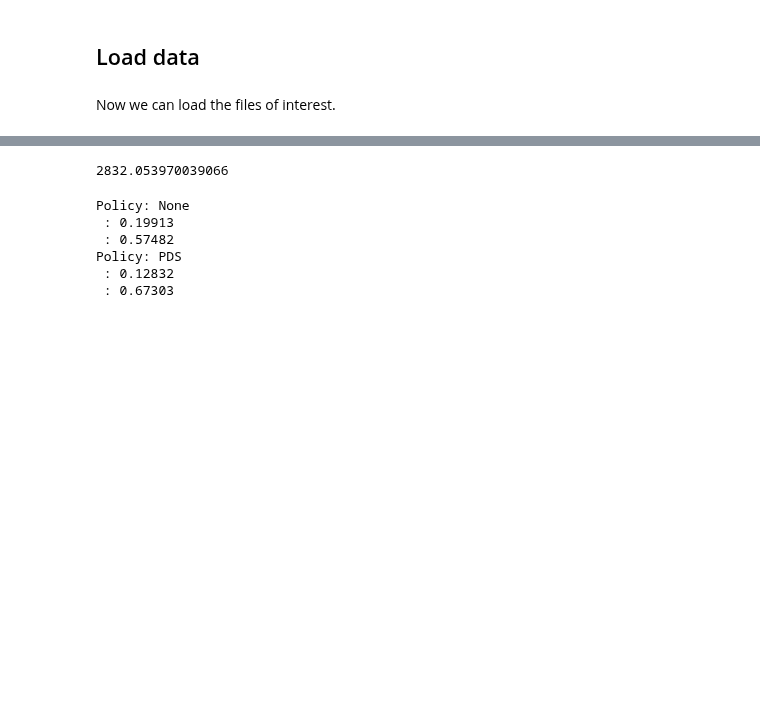
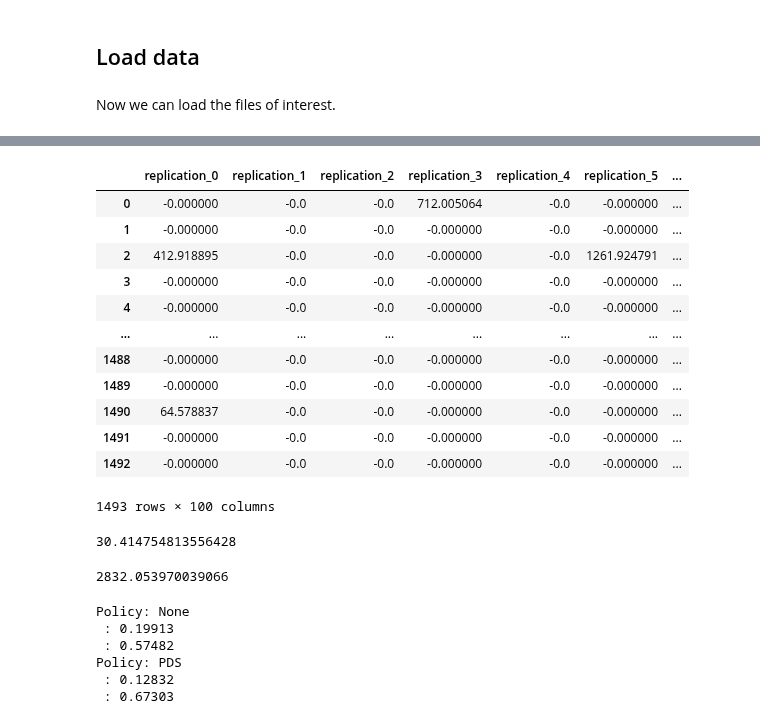
Before and after one commit to mikhailsirenko/unbreakable, a Jupyter notebook: notebooks/analysis.ipynb, the cells around one changed output, grey strips where cells are left out. Drawn from its saved outputs; the diff is of its cells as text; code cells hidden in the pictures; blank space fills up the shorter version.

Commit message:
format printing

```diff
--- a/notebooks/analysis.ipynb
+++ b/notebooks/analysis.ipynb
@@ -16,12 +17,13 @@ scenarios = next(os.walk(f'../experiments/{country}/{districts[0]}/{policies[0]}
 file_name = 'hh_asset_loss'
 path = f'../experiments/{country}/{districts[0]}/{policies[0]}/{scenarios[0]}/{file_name}.csv'
 df = pd.read_csv(path, index_col=0)
+n_replications = df.shape[1]
 
 print(f'Country: {country}')
 print(f'Districts: {districts}')
 print(f'Policies: {policies}')
 print(f'Scenarios: {scenarios}')
-print(f'Replications: {df.shape[1]}')
+print(f'Replications: {n_replications}')
 # %% [output]
 Country: Saint Lucia
 Districts: ['AnseLaRayeCanaries', 'Castries', 'Choiseul', 'Dennery', 'Gros Islet', 'Laborie', 'Micoud', 'Soufriere', 'Vieuxfort']
@@ -55 +42,13 @@ def _load_experiments():
+# %%
+ids = {}
+for district in tqdm(districts):
+    ids[district] = {}
+    for policy in policies:
+        ids[district][policy] = {}
+        for scenario in scenarios:
+            ids[district][policy][scenario] = {}
+            path = f'../experiments/{country}/{district}/{policy}/{scenario}/'
+            for replication in range(n_replications):
+                df = pd.read_csv(path + f'affected_hh_data_replication_{replication}.csv')
+                ids[district][policy][scenario][replication] = df['hhid'].tolist()
 # %%
@@ -88,20 +97,23 @@ for policy in policies:
     data = {}
     for district in districts:
         households = outcomes[district][policy][scenario]['households']
+        # i =
         household_consumption_loss = outcomes[district][policy][scenario]['household_consumption_loss']
         df = pd.DataFrame()
 
-        # Mean meaning across replications
         # Subset households with positive consumption loss
         index = household_consumption_loss[household_consumption_loss.mean(axis=1) > 0].index
+
+        # Mean meaning across replications
         df['mean_household_consumption_loss'] = household_consumption_loss.loc[index,:].mean(axis=1)
         df.index = index
         df = pd.merge(df, households[['popwgt', 'is_poor', 'district']], left_index=True, right_index=True, how='right')
         df.fillna(0, inplace=True)
-        # df['mean_consumption_loss'] = (df['mean_household_consumption_loss'] / df['popwgt']) * 100
+        df['mean_consumption_loss'] = (df['mean_household_consumption_loss'] / df['popwgt']) * 100
         df.columns = ['mean_household_consumption_loss',
-                      # 'mean_consumption_loss',
+                      'mean_consumption_loss',
                       'popwgt', 'is_poor', 'district']
         data[district] = df
+        print(f'Mean household consumption loss per affected household in {district}: {round(df["mean_consumption_loss"].mean())}')
     data = pd.concat(data.values())
     d[policy] = data
@@ -107,0 +139,20 @@ for policy in policies:
+# %%
+household_consumption_loss
+# %% [output]
+|  | replication_0 | replication_1 | replication_2 | replication_3 | replication_4 | replication_5 | ... |
+| 0 | -0.000000 | -0.0 | -0.0 | 712.005064 | -0.0 | -0.000000 | ... |
+| 1 | -0.000000 | -0.0 | -0.0 | -0.000000 | -0.0 | -0.000000 | ... |
+| 2 | 412.918895 | -0.0 | -0.0 | -0.000000 | -0.0 | 1261.924791 | ... |
+| 3 | -0.000000 | -0.0 | -0.0 | -0.000000 | -0.0 | -0.000000 | ... |
+| 4 | -0.000000 | -0.0 | -0.0 | -0.000000 | -0.0 | -0.000000 | ... |
+| ... | ... | ... | ... | ... | ... | ... | ... |
+| 1488 | -0.000000 | -0.0 | -0.0 | -0.000000 | -0.0 | -0.000000 | ... |
+| 1489 | -0.000000 | -0.0 | -0.0 | -0.000000 | -0.0 | -0.000000 | ... |
+| 1490 | 64.578837 | -0.0 | -0.0 | -0.000000 | -0.0 | -0.000000 | ... |
+| 1491 | -0.000000 | -0.0 | -0.0 | -0.000000 | -0.0 | -0.000000 | ... |
+| 1492 | -0.000000 | -0.0 | -0.0 | -0.000000 | -0.0 | -0.000000 | ... |
+1493 rows × 100 columns
+# %%
+df['mean_household_consumption_loss'].mean()
+# %% [output]
+30.414754813556428
```
Also changed, not shown: parts of 11 cells of this notebook, 1 other file.
